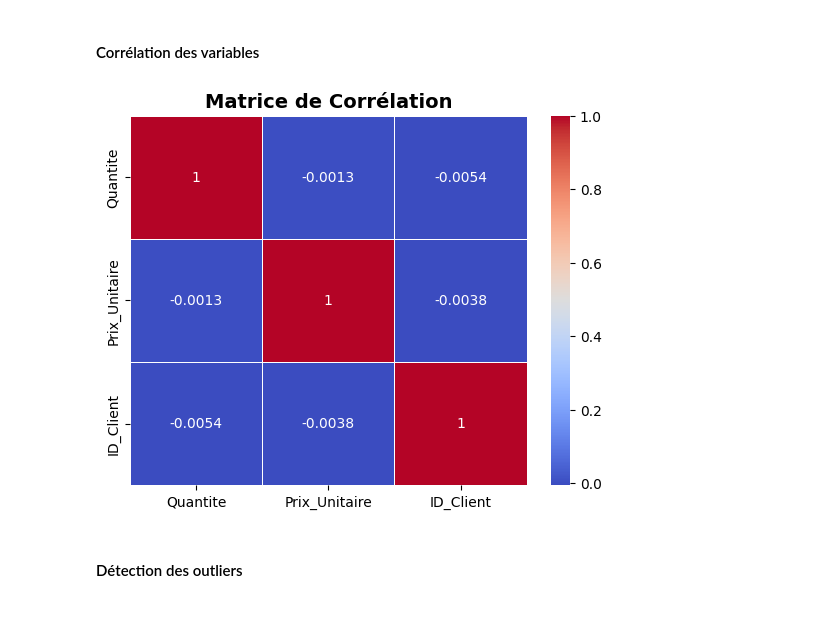
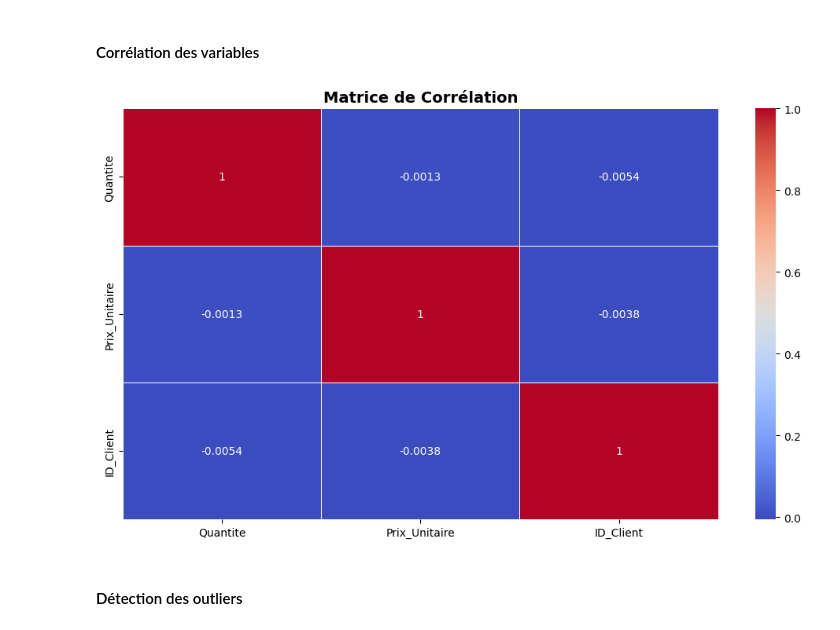
Before and after one commit to Larissa574/Segmentation_clients, a Jupyter notebook: segmentation_clients.ipynb, the cells around one changed output. Drawn from its saved outputs; the diff is of its cells as text; code cells hidden in the pictures.

```diff
--- a/segmentation_clients.ipynb
+++ b/segmentation_clients.ipynb
@@ -228,12 +231,21 @@ Ces variables ne suivent potentiellement pas une loi normale et présente des ou
 # %% [markdown]
 #### Corrélation des variables
 # %%
+from pathlib import Path
+
+images_dir = Path('images')
+images_dir.mkdir(parents=True, exist_ok=True)
+
 correlation = df.corr(method='pearson' , numeric_only=True)
+plt.figure(figsize=(10, 6))
 sns.heatmap(correlation, annot=True, cmap='coolwarm', linewidths=0.5)
 plt.title('Matrice de Corrélation', fontsize=14, fontweight='bold')
-plt.savefig('correlation_heatmap.png', dpi=300, bbox_inches='tight')
+plt.tight_layout()
+plt.savefig(images_dir / 'correlation_heatmap.png', dpi=300, bbox_inches='tight')
+plt.show()
+plt.close()
 # %% [output]
-[figure, old version]
+[figure, new version]
 # %% [markdown]
 #### Détection des outliers
 # %%
```
Also changed, not shown: parts of 6 cells of this notebook, 1 other file.
